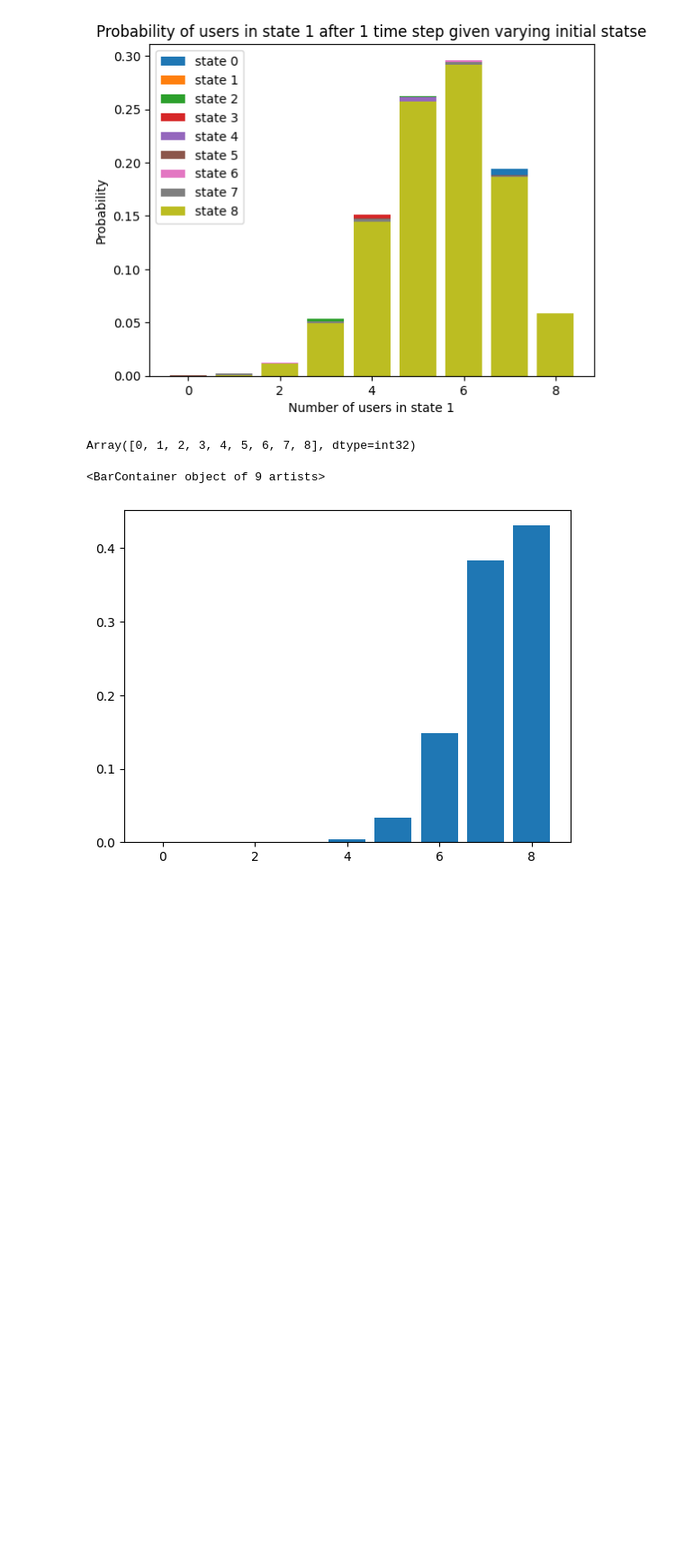
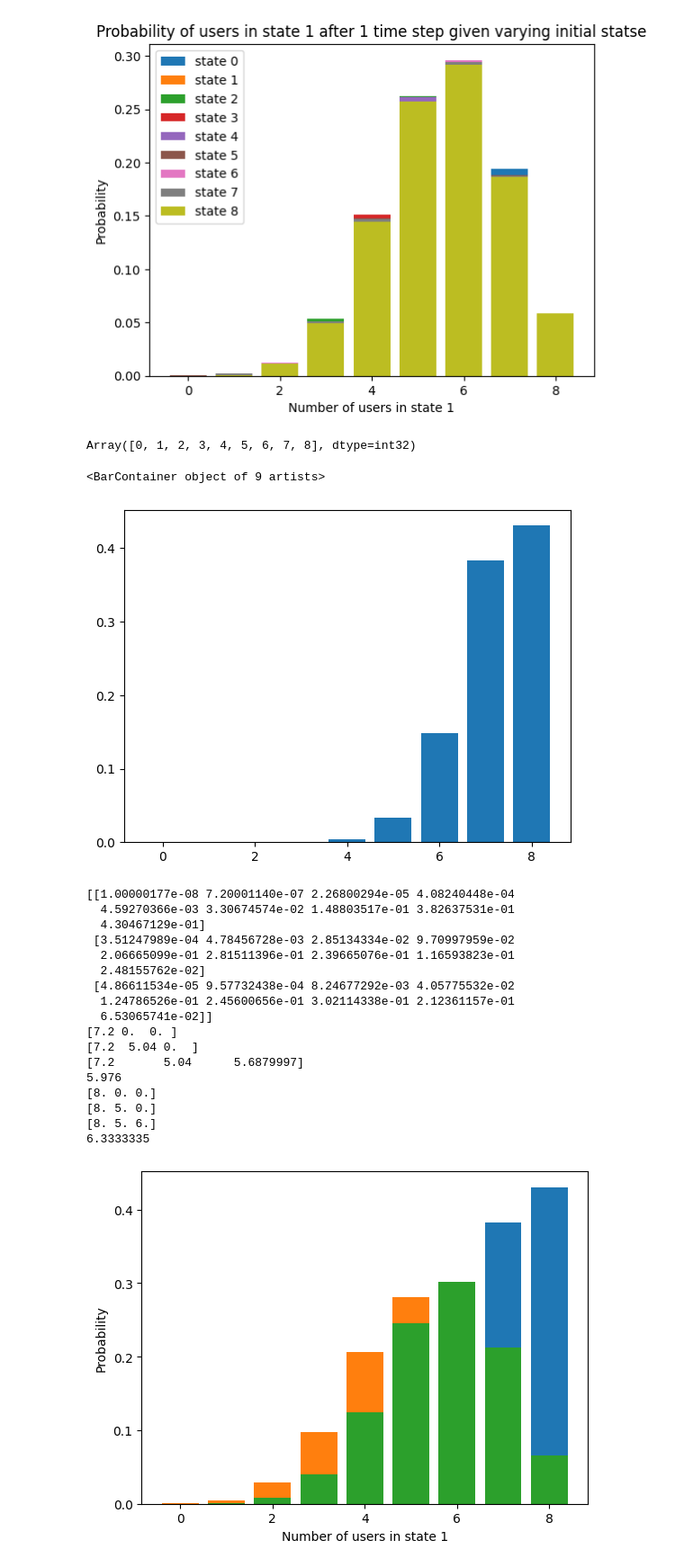
Before and after one commit to AppelEater/P10masters, a Jupyter notebook: investigation_of_demand_over_time_prediction.ipynb, the cells around one changed output. Shown at 90% size. Drawn from its saved outputs; the diff is of its cells as text; code cells hidden in the pictures; blank space fills up the shorter version.

```diff
--- a/investigation_of_demand_over_time_prediction.ipynb
+++ b/investigation_of_demand_over_time_prediction.ipynb
@@ -40,7 +40,7 @@ Array([[0, 1],
        [1, 1],
        [0, 1]], dtype=int32)
 # %%
-number_of_realizations = 10000
+number_of_realizations = 1000
 
 key = jax.random.PRNGKey(0)
 
@@ -96,5 +87,5 @@ plt.show()
 # %%
-number_of_realizations = 10000
+number_of_realizations = 1000
 
 key = jax.random.PRNGKey(0)
 
@@ -194,3 +183,77 @@ plt.bar(jnp.arange(9), f)
 [figure]
 # %%
 jax.random.binomial(jax.random.PRNGKey(0), )
+# %%
+# Expected value of the distribution over time steps O
+
+O = 3
+s = [0,0,0,0,0,0,0,0]
+probs_after_steps = []
+def prediction_of_activity(s, A, O):
+    for o in range(O):
+        # Compute the transition matrix after o time steps
+        Ao =jnp.linalg.matrix_power(A, o+1)
+
+        # Extract the transition probabilities
+        alpha = Ao[0,1]
+        beta = Ao[1,0]
+
+        # 1. compute p_i for each chain
+        p = [ s[i]*(1-beta) + (1-s[i])*alpha for i in range(8) ]
+
+        # 2. init DP array
+        f = [0]*9
+        f[0] = 1.0
+
+        # 3. iterate chains
+        for pi in p:
+            # update from k=8 down to 0
+            for k in range(8, -1, -1):
+                stay_off = f[k] * (1 - pi)
+                turn_on  = f[k-1] * pi if k > 0 else 0
+                f[k] = stay_off + turn_on
+
+            # now f[k] is Pr{ exactly k chains are on }
+            probs_after_steps.append(f)
+
+    return probs_after_steps,
+
+plt.xlabel('Number of users in state 1')
+plt.ylabel('Probability')
+
+probs_after_steps = jnp.array(probs_after_steps)
+print(probs_after_steps)
+
+# Now lets calculate the expected value of the distribution for each time step
+expected_value = jnp.zeros((probs_after_steps.shape[0]))
+for i in range(probs_after_steps.shape[0]):
+    expected_value = expected_value.at[i].set(jnp.sum(jnp.arange(probs_after_steps.shape[1])*probs_after_steps[i]))
+    print(expected_value)
+
+print(jnp.mean(expected_value))
+
+# Now lets calculate the mode and the mean of the modes
+mode = jnp.zeros((probs_after_steps.shape[0]))
+for i in range(probs_after_steps.shape[0]):
+    mode = mode.at[i].set(jnp.argmax(probs_after_steps[i]))
+    print(mode)
+print(jnp.mean(mode))
+# %% [output]
+[[1.00000177e-08 7.20001140e-07 2.26800294e-05 4.08240448e-04
+  4.59270366e-03 3.30674574e-02 1.48803517e-01 3.82637531e-01
+  4.30467129e-01]
+ [3.51247989e-04 4.78456728e-03 2.85134334e-02 9.70997959e-02
+  2.06665099e-01 2.81511396e-01 2.39665076e-01 1.16593823e-01
+  2.48155762e-02]
+ [4.86611534e-05 9.57732438e-04 8.24677292e-03 4.05775532e-02
+  1.24786526e-01 2.45600656e-01 3.02114338e-01 2.12361157e-01
+  6.53065741e-02]]
+[7.2 0.  0. ]
+[7.2  5.04 0.  ]
+[7.2       5.04      5.6879997]
+5.976
+[8. 0. 0.]
+[8. 5. 0.]
+[8. 5. 6.]
+6.3333335
+[figure, added]
```
Also changed, not shown: parts of 3 cells of this notebook, 3 other files.
